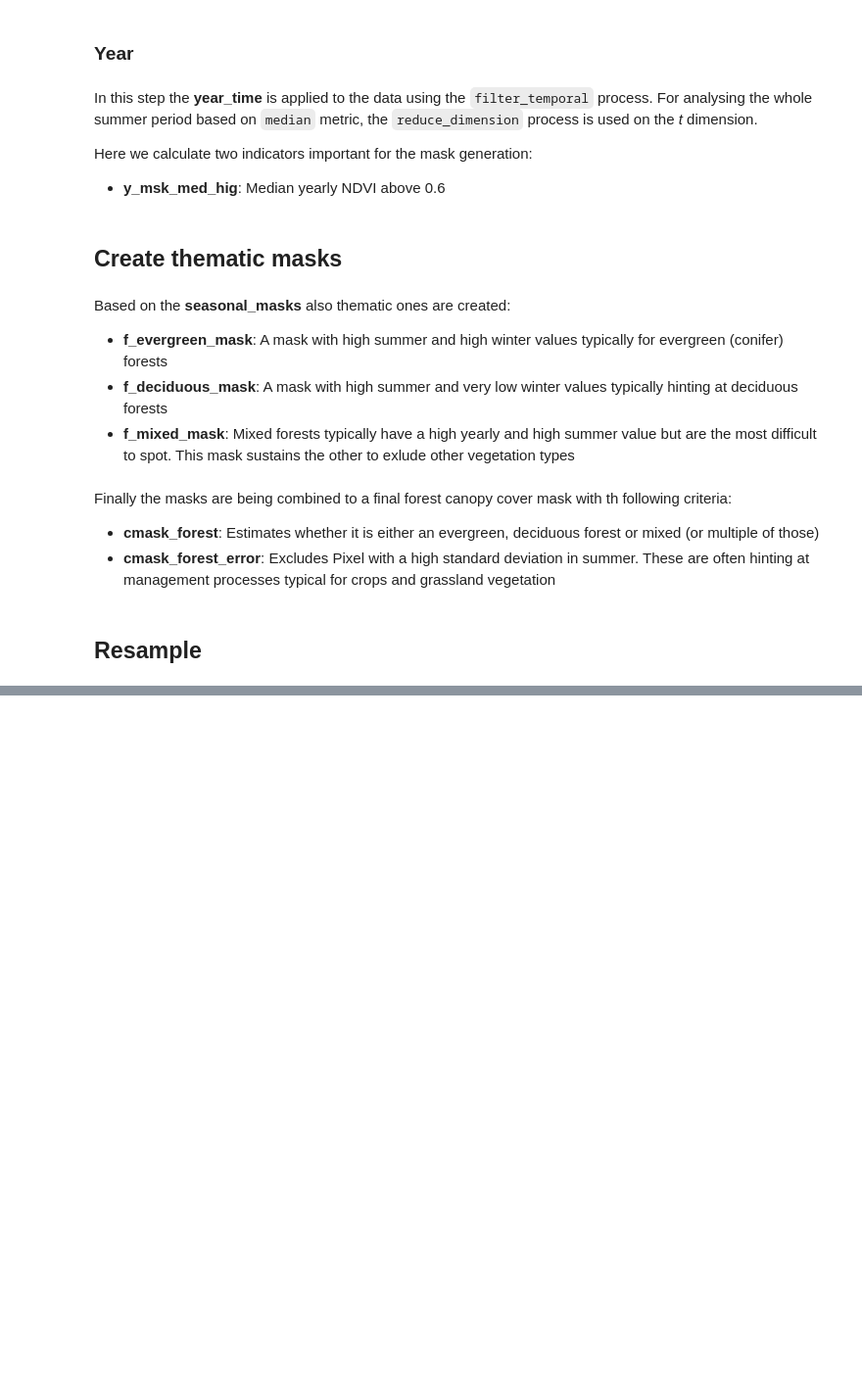
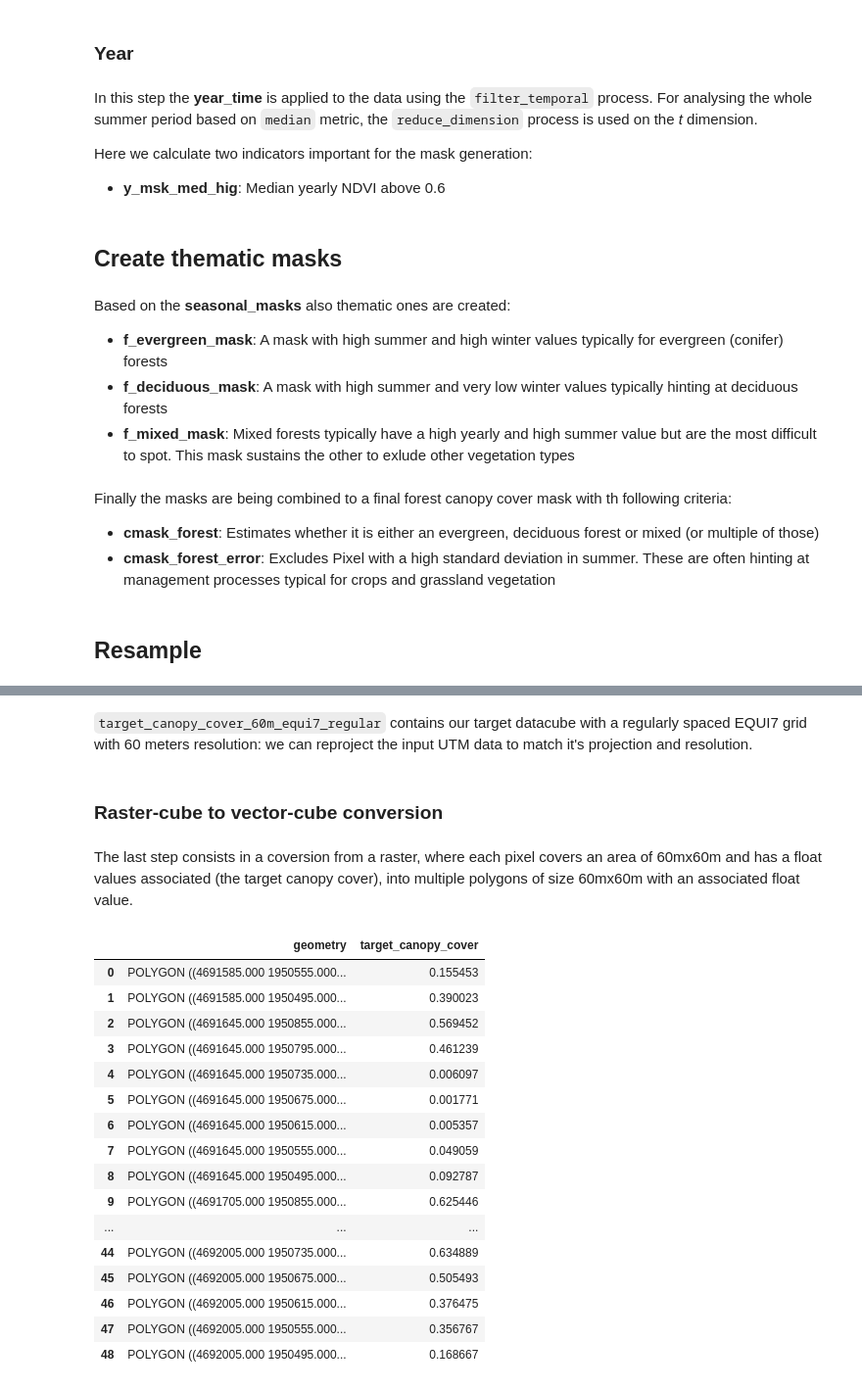
Before and after one commit to openEOPlatform/SRR3_notebooks, a Jupyter notebook: notebooks/UC8_demo1_targetvar.ipynb, the cells around one changed output, grey strips where cells are left out. Shown at 98% size. Drawn from its saved outputs; the diff is of its cells as text; code cells hidden in the pictures; blank space fills up the shorter version.

Commit message:
Added vector cube conversion

```diff
--- a/notebooks/UC8_demo1_targetvar.ipynb
+++ b/notebooks/UC8_demo1_targetvar.ipynb
@@ -186,0 +264,8 @@ OpenEoApiError: [500] unknown: [502] unknown: Bad Gateway
+# %%
+input_data_crs = aoi1_target_variable.crs.attrs["crs_wkt"]
+equi7_wkt = "PROJCRS[\"Azimuthal_Equidistant\",BASEGEOGCRS[\"WGS 84\",DATUM[\"World Geodetic System 1984\",ELLIPSOID[\"WGS 84\",6378137,298.257223563,LENGTHUNIT[\"metre\",1]]],PRIMEM[\"Greenwich\",0,ANGLEUNIT[\"degree\",0.0174532925199433]],ID[\"EPSG\",4326]],CONVERSION[\"Modified Azimuthal Equidistant\",METHOD[\"Modified Azimuthal Equidistant\",ID[\"EPSG\",9832]],PARAMETER[\"Latitude of natural origin\",53,ANGLEUNIT[\"degree\",0.0174532925199433],ID[\"EPSG\",8801]],PARAMETER[\"Longitude of natural origin\",24,ANGLEUNIT[\"degree\",0.0174532925199433],ID[\"EPSG\",8802]],PARAMETER[\"False easting\",5837287.81977,LENGTHUNIT[\"metre\",1],ID[\"EPSG\",8806]],PARAMETER[\"False northing\",2121415.69617,LENGTHUNIT[\"metre\",1],ID[\"EPSG\",8807]]],CS[Cartesian,2],AXIS[\"easting\",east,ORDER[1],LENGTHUNIT[\"metre\",1,ID[\"EPSG\",9001]]],AXIS[\"northing\",north,ORDER[2],LENGTHUNIT[\"metre\",1,ID[\"EPSG\",9001]]]]"
+# %%
+target_canopy_cover_60m_equi7 = aoi1_target_variable_filtered.rio.write_crs(input_data_crs).rio.reproject(equi7_wkt)
+target_canopy_cover_60m_equi7 = target_canopy_cover_60m_equi7.where(target_canopy_cover_60m_equi7<target_canopy_cover_60m_equi7.attrs["_FillValue"])
+target_canopy_cover_60m_equi7.attrs["_FillValue"] = np.nan
+print(target_canopy_cover_60m_equi7)
@@ -186,0 +337,9 @@ OpenEoApiError: [500] unknown: [502] unknown: Bad Gateway
+# %%
+target_canopy_cover_60m_equi7_regular = xr.DataArray(
+    dims=["x", "y"],
+    coords=dict(
+        y=(["y"], equi7_y_regular_coords),
+        x=(["x"], equi7_x_regular_coords)
+    )
+).rio.write_crs(equi7_wkt)
+target_canopy_cover_60m_equi7_regular
@@ -186,0 +360,42 @@ OpenEoApiError: [500] unknown: [502] unknown: Bad Gateway
+# %% [markdown]
+`target_canopy_cover_60m_equi7_regular` contains our target datacube with a regularly spaced EQUI7 grid with 60 meters resolution: we can reproject the input UTM data to match it's projection and resolution.
+# %%
+target_canopy_cover_60m_equi7_regular = aoi1_target_variable_filtered.rio.write_crs(input_data_crs).rio.reproject_match(target_canopy_cover_60m_equi7_regular,1)
+target_canopy_cover_60m_equi7_regular = target_canopy_cover_60m_equi7_regular.where(target_canopy_cover_60m_equi7_regular<target_canopy_cover_60m_equi7_regular.attrs["_FillValue"])
+target_canopy_cover_60m_equi7_regular.attrs["_FillValue"] = np.nan
+# %% [markdown]
+### Raster-cube to vector-cube conversion
+# %% [markdown]
+The last step consists in a coversion from a raster, where each pixel covers an area of 60mx60m and has a float values associated (the target canopy cover), into multiple polygons of size 60mx60m with an associated float value.
+# %%
+output_vector_cube = gpd.GeoDataFrame(columns = ['geometry','target_canopy_cover'])
+
+for x_s in target_canopy_cover_60m_equi7_regular.x.values:
+    for y_s in target_canopy_cover_60m_equi7_regular.y.values:
+        val = target_canopy_cover_60m_equi7_regular.loc[dict(x=x_s,y=y_s)].values
+        if not np.isnan(val):
+            x_min = x_s - 30
+            x_max = x_s + 30
+            y_min = y_s - 30
+            y_max = y_s + 30
+            polygon = Polygon([[x_min, y_min], [x_max, y_min], [x_max, y_max], [x_min, y_max]])
+            output_vector_cube = output_vector_cube.append({'geometry':polygon,'target_canopy_cover':float(val)},ignore_index=True)
+output_vector_cube
+# %% [output]
+|  | geometry | target_canopy_cover |
+| 0 | POLYGON ((4691585.000 1950555.000... | 0.155453 |
+| 1 | POLYGON ((4691585.000 1950495.000... | 0.390023 |
+| 2 | POLYGON ((4691645.000 1950855.000... | 0.569452 |
+| 3 | POLYGON ((4691645.000 1950795.000... | 0.461239 |
+| 4 | POLYGON ((4691645.000 1950735.000... | 0.006097 |
+| 5 | POLYGON ((4691645.000 1950675.000... | 0.001771 |
+| 6 | POLYGON ((4691645.000 1950615.000... | 0.005357 |
+| 7 | POLYGON ((4691645.000 1950555.000... | 0.049059 |
+| 8 | POLYGON ((4691645.000 1950495.000... | 0.092787 |
+| 9 | POLYGON ((4691705.000 1950855.000... | 0.625446 |
+| ... | ... | ... |
+| 44 | POLYGON ((4692005.000 1950735.000... | 0.634889 |
+| 45 | POLYGON ((4692005.000 1950675.000... | 0.505493 |
+| 46 | POLYGON ((4692005.000 1950615.000... | 0.376475 |
+| 47 | POLYGON ((4692005.000 1950555.000... | 0.356767 |
+| 48 | POLYGON ((4692005.000 1950495.000... | 0.168667 |
```
Also changed, not shown: parts of 33 cells of this notebook.
